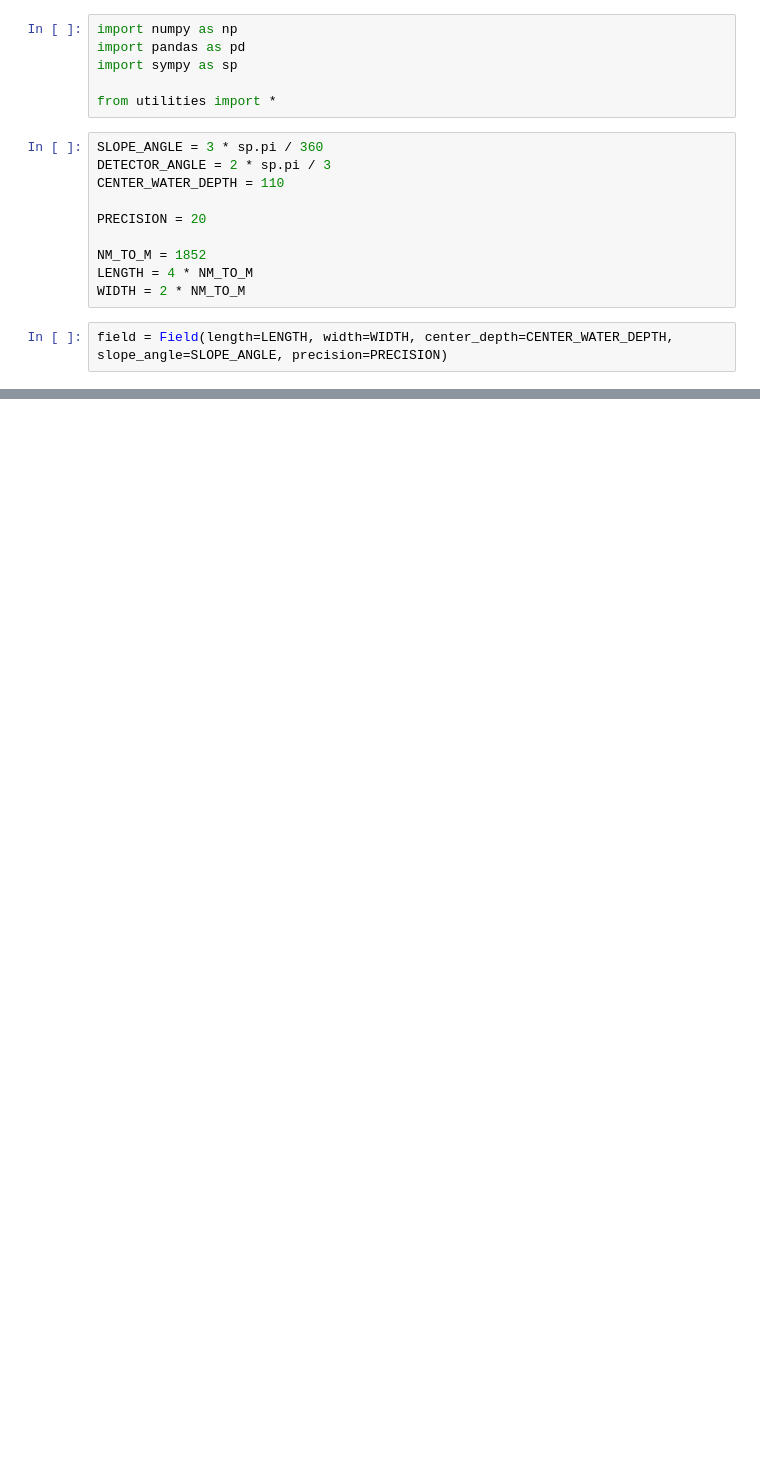
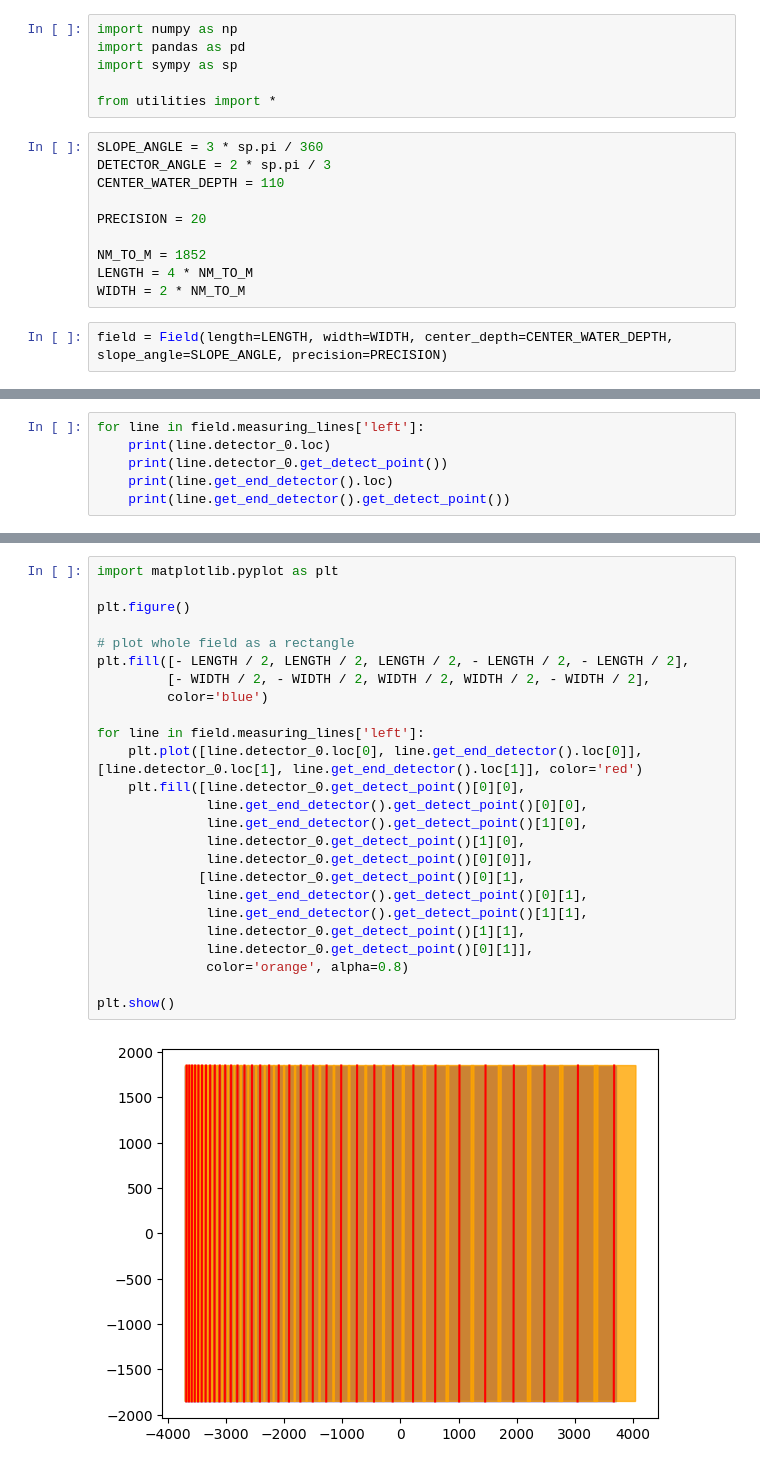
Before and after one commit to YigesMx/CUMCM-2023-B, a Jupyter notebook: 3.ipynb, the cells around one changed output, grey strips where cells are left out. Cells and saved outputs as stored; diff of their text form; blank space fills up the shorter version.

```diff
--- a/3.ipynb
+++ b/3.ipynb
@@ -31,0 +29,6 @@ left: 2 in total
+# %%
+for line in field.measuring_lines['left']:
+	print(line.detector_0.loc)
+	print(line.detector_0.get_detect_point())
+	print(line.get_end_detector().loc)
+	print(line.get_end_detector().get_detect_point())
@@ -31,0 +53,27 @@ left: 2 in total
+# %%
+import matplotlib.pyplot as plt
+
+plt.figure()
+
+# plot whole field as a rectangle
+plt.fill([- LENGTH / 2, LENGTH / 2, LENGTH / 2, - LENGTH / 2, - LENGTH / 2],
+		 [- WIDTH / 2, - WIDTH / 2, WIDTH / 2, WIDTH / 2, - WIDTH / 2],
+		 color='blue')
+
+for line in field.measuring_lines['left']:
+	plt.plot([line.detector_0.loc[0], line.get_end_detector().loc[0]], [line.detector_0.loc[1], line.get_end_detector().loc[1]], color='red')
+	plt.fill([line.detector_0.get_detect_point()[0][0],
+		      line.get_end_detector().get_detect_point()[0][0],
+			  line.get_end_detector().get_detect_point()[1][0],
+			  line.detector_0.get_detect_point()[1][0],
+			  line.detector_0.get_detect_point()[0][0]],
+			 [line.detector_0.get_detect_point()[0][1],
+	 		  line.get_end_detector().get_detect_point()[0][1],
+			  line.get_end_detector().get_detect_point()[1][1],
+			  line.detector_0.get_detect_point()[1][1],
+			  line.detector_0.get_detect_point()[0][1]],
+			  color='orange', alpha=0.8)
+
+plt.show()
+# %% [output]
+[figure, added]
```
Also changed, not shown: parts of 2 cells of this notebook, 2 other files.
